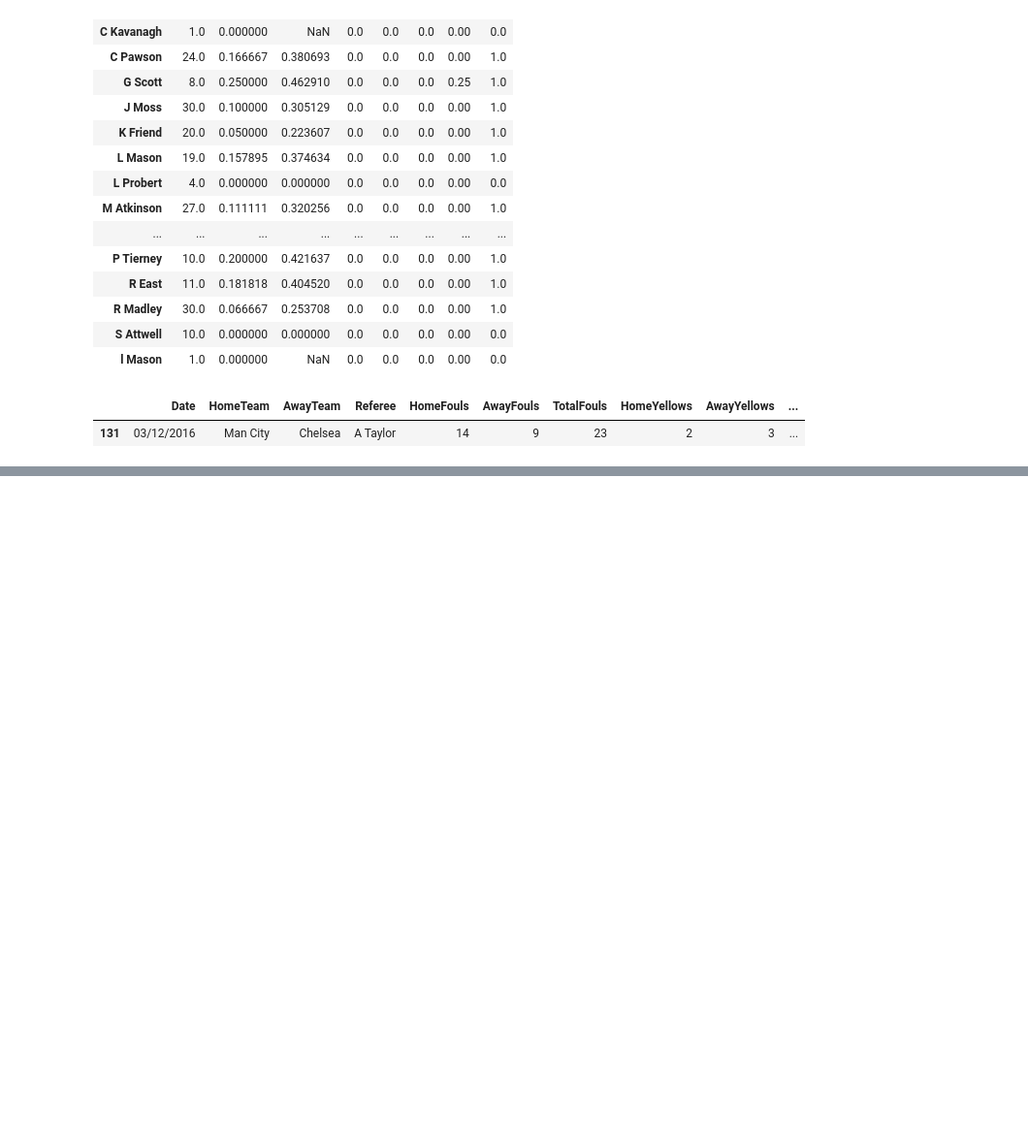
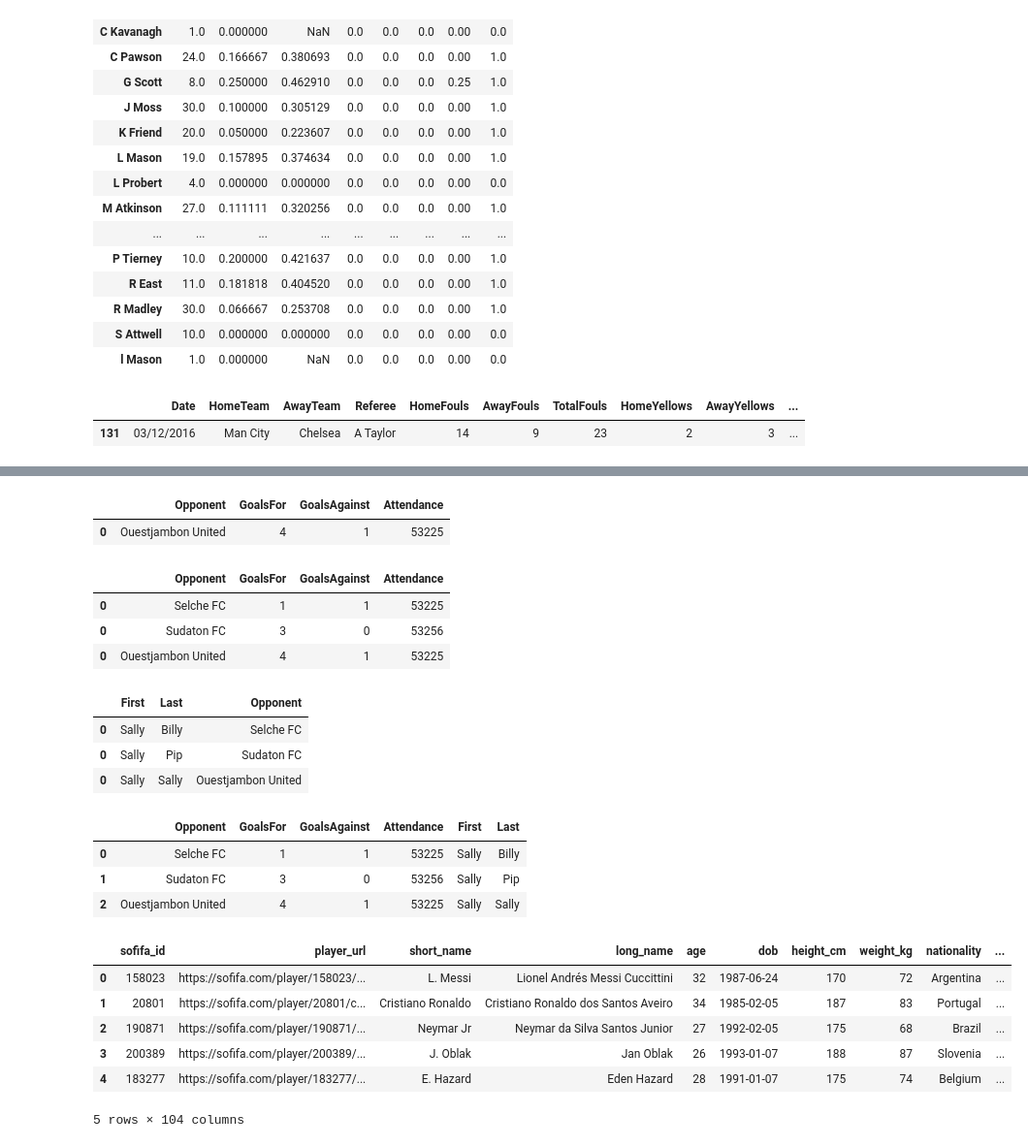
Before and after one commit to dylodylo/football-data-analysis, a Jupyter notebook: PythonFC/main.ipynb, the cells around one changed output, grey strips where cells are left out. Shown at 97% size. Saved outputs shown, nothing was run; the diff lists cells and outputs as text; code cells hidden in the pictures; blank space fills up the shorter version.

```diff
--- a/PythonFC/main.ipynb
+++ b/PythonFC/main.ipynb
@@ -163,0 +341,67 @@ df[df["TotalReds"]==2]
+# %%
+match1 = pd.DataFrame({'Opponent':['Selche FC'],
+                      'GoalsFor':[1],
+                       'GoalsAgainst':[1],
+                       'Attendance':[53225]})
+
+match2 = pd.DataFrame({'Opponent':['Sudaton FC'],
+                      'GoalsFor':[3],
+                       'GoalsAgainst':[0],
+                       'Attendance':[53256]})
+
+match3 = pd.DataFrame({'Opponent':['Ouestjambon United'],
+                      'GoalsFor':[4],
+                       'GoalsAgainst':[1],
+                       'Attendance':[53225]})
+
+match3
+# %% [output]
+|  | Opponent | GoalsFor | GoalsAgainst | Attendance |
+| 0 | Ouestjambon United | 4 | 1 | 53225 |
+# %%
+AllMatches = pd.concat([match1,match2,match3])
+AllMatches
+# %% [output]
+|  | Opponent | GoalsFor | GoalsAgainst | Attendance |
+| 0 | Selche FC | 1 | 1 | 53225 |
+| 0 | Sudaton FC | 3 | 0 | 53256 |
+| 0 | Ouestjambon United | 4 | 1 | 53225 |
+# %%
+match1scorers = pd.DataFrame({'First':['Sally'],
+                              'Last':['Billy'],
+                            'Opponent':['Selche FC']})
+
+match2scorers = pd.DataFrame({'First':['Sally'],
+                              'Last':['Pip'],
+                             'Opponent':['Sudaton FC']})
+
+match3scorers = pd.DataFrame({'First':['Sally'],
+                             'Last':['Sally'],
+                             'Opponent':['Ouestjambon United']})
+
+AllScorers = pd.concat([match1scorers,match2scorers,match3scorers])
+AllScorers
+# %% [output]
+|  | First | Last | Opponent |
+| 0 | Sally | Billy | Selche FC |
+| 0 | Sally | Pip | Sudaton FC |
+| 0 | Sally | Sally | Ouestjambon United |
+# %%
+All = pd.merge(AllMatches,AllScorers)
+All
+# %% [output]
+|  | Opponent | GoalsFor | GoalsAgainst | Attendance | First | Last |
+| 0 | Selche FC | 1 | 1 | 53225 | Sally | Billy |
+| 1 | Sudaton FC | 3 | 0 | 53256 | Sally | Pip |
+| 2 | Ouestjambon United | 4 | 1 | 53225 | Sally | Sally |
+# %%
+data = pd.read_csv("Data Store/players_20.csv")
+data.head()
+# %% [output]
+|  | sofifa_id | player_url | short_name | long_name | age | dob | height_cm | weight_kg | nationality | ... |
+| 0 | 158023 | https://sofifa.com/player/158023/... | L. Messi | Lionel Andrés Messi Cuccittini | 32 | 1987-06-24 | 170 | 72 | Argentina | ... |
+| 1 | 20801 | https://sofifa.com/player/20801/c... | Cristiano Ronaldo | Cristiano Ronaldo dos Santos Aveiro | 34 | 1985-02-05 | 187 | 83 | Portugal | ... |
+| 2 | 190871 | https://sofifa.com/player/190871/... | Neymar Jr | Neymar da Silva Santos Junior | 27 | 1992-02-05 | 175 | 68 | Brazil | ... |
+| 3 | 200389 | https://sofifa.com/player/200389/... | J. Oblak | Jan Oblak | 26 | 1993-01-07 | 188 | 87 | Slovenia | ... |
+| 4 | 183277 | https://sofifa.com/player/183277/... | E. Hazard | Eden Hazard | 28 | 1991-01-07 | 175 | 74 | Belgium | ... |
+5 rows × 104 columns
```
Also changed, not shown: parts of 34 cells of this notebook.
